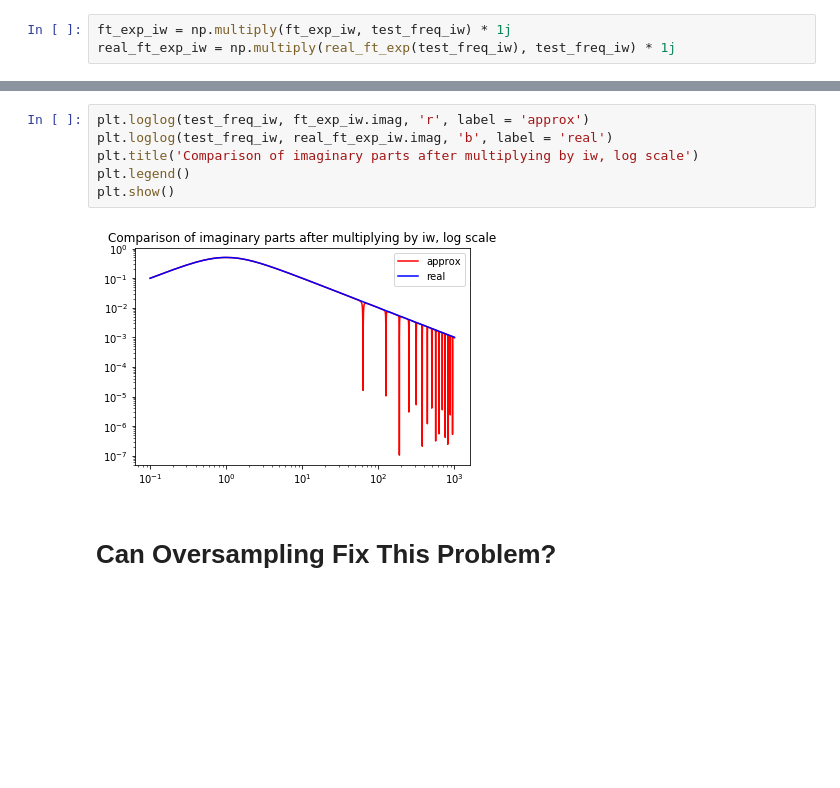
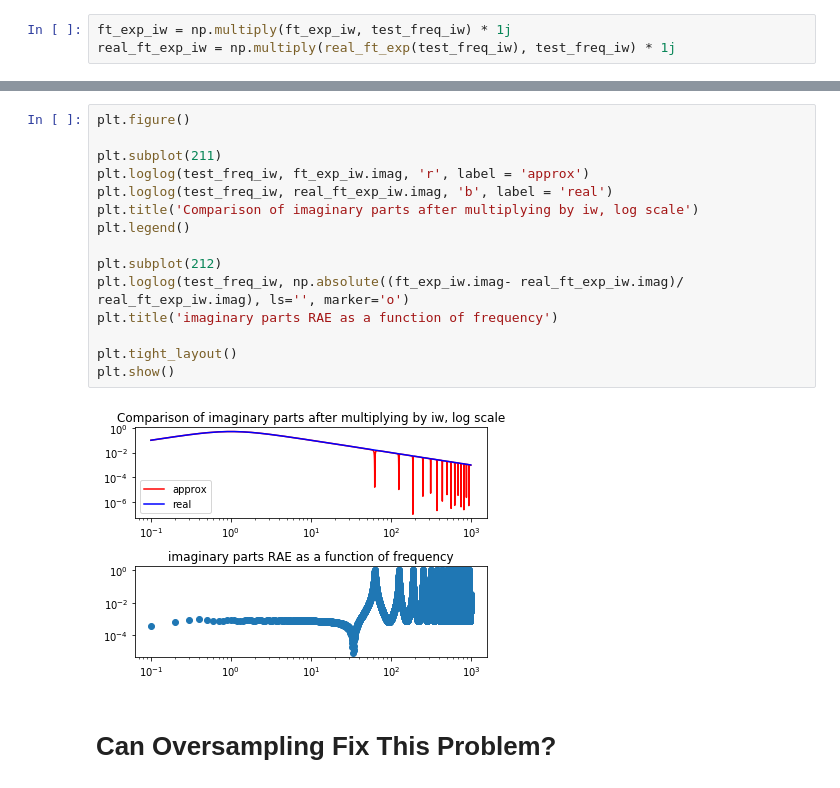
Before and after one commit to Hellinger/ECG-Manlio, a Jupyter notebook: exp_function.ipynb, the cells around one changed output, grey strips where cells are left out. Saved outputs shown, nothing was run; the diff lists cells and outputs as text; blank space fills up the shorter version.

```diff
--- a/exp_function.ipynb
+++ b/exp_function.ipynb
@@ -78,11 +87,20 @@ plt.show()
 # %%
+plt.figure()
+
+plt.subplot(211)
 plt.loglog(test_freq_iw, ft_exp_iw.imag, 'r', label = 'approx')
 plt.loglog(test_freq_iw, real_ft_exp_iw.imag, 'b', label = 'real')
 plt.title('Comparison of imaginary parts after multiplying by iw, log scale')
 plt.legend()
+
+plt.subplot(212)
+plt.loglog(test_freq_iw, np.absolute((ft_exp_iw.imag- real_ft_exp_iw.imag)/ real_ft_exp_iw.imag), ls='', marker='o')
+plt.title('imaginary parts RAE as a function of frequency')
+
+plt.tight_layout()
 plt.show()
 # %% [output]
-[figure, old version]
+[figure, new version]
 # %% [markdown]
 # Can Oversampling Fix This Problem?
 # %%
```
Also changed, not shown: parts of 7 cells of this notebook.
